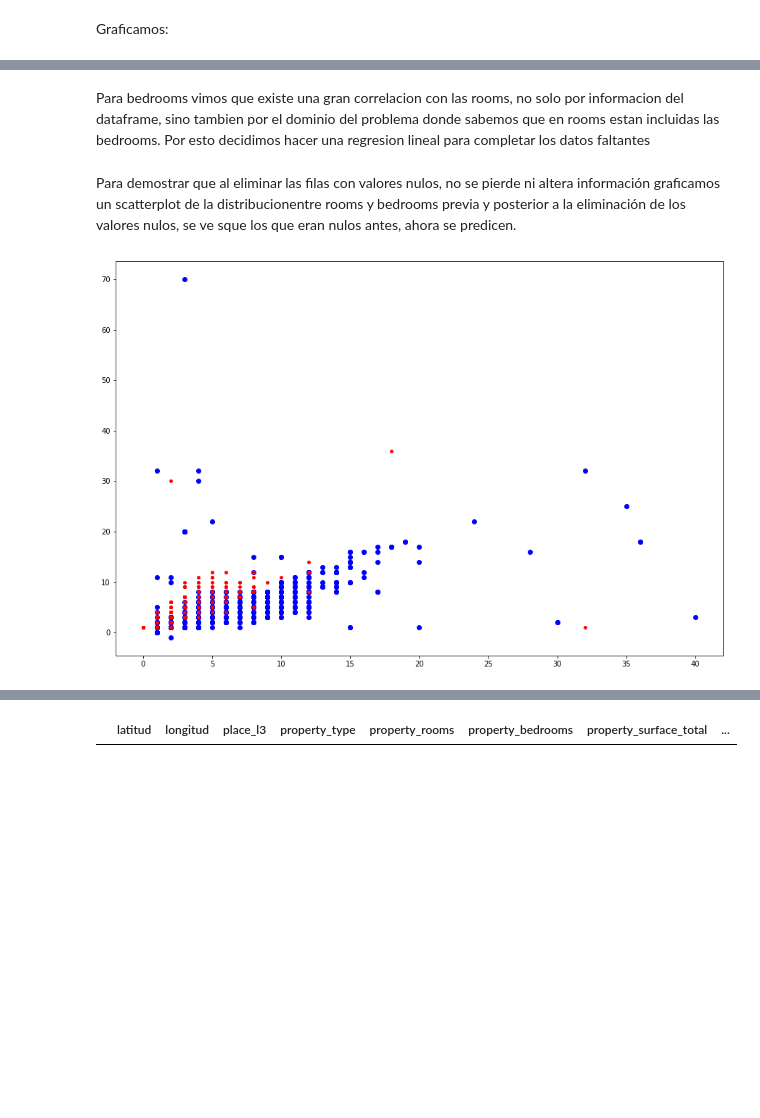
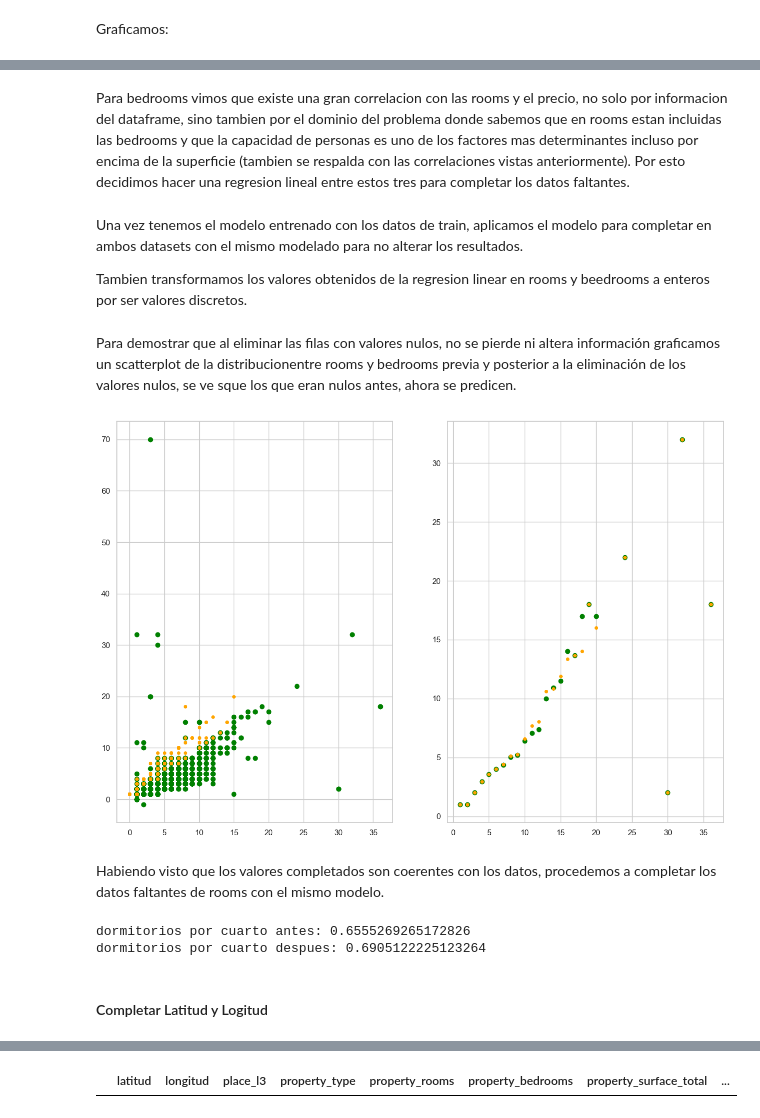
Before and after one commit to franjuarez/7506R-2C2022-GRUPO21, a Jupyter notebook: 7506R_TP1_GRUPO21_ENTREGA.ipynb, the cells around one changed output, grey strips where cells are left out. Drawn from its saved outputs; the diff is of its cells as text; code cells hidden in the pictures; blank space fills up the shorter version.

Commit message:
realizar separacion en test y train

```diff
--- a/7506R_TP1_GRUPO21_ENTREGA.ipynb
+++ b/7506R_TP1_GRUPO21_ENTREGA.ipynb
@@ -321,40 +571,70 @@ ds_propiedades.drop(duplicados_casa.index, inplace=True)
 # %% [markdown]
-Para bedrooms vimos que existe una gran correlacion con las rooms, no solo por informacion del dataframe, sino tambien por el dominio del problema donde sabemos que en rooms estan incluidas las bedrooms. Por esto decidimos hacer una regresion lineal para completar los datos faltantes
+Para bedrooms vimos que existe una gran correlacion con las rooms y el precio, no solo por informacion del dataframe, sino tambien por el dominio del problema donde sabemos que en rooms estan incluidas las bedrooms y que la capacidad de personas es uno de los factores mas determinantes incluso por encima de la superficie (tambien se respalda con las correlaciones vistas anteriormente). Por esto decidimos hacer una regresion lineal entre estos tres para completar los datos faltantes.
 # %%
 from matplotlib.pyplot import plot
 from sklearn.linear_model import LinearRegression
 
-from sklearn.model_selection import train_test_split
-from sklearn.metrics import mean_squared_error, r2_score
 from sklearn.experimental import enable_iterative_imputer
 from sklearn.impute import IterativeImputer
 
-#Hacemos una regresion lineal para predecir los valores nulos de property_bedrooms
-bedrooms_y_rooms_por_depto = ds_propiedades[['property_bedrooms', 'property_rooms', 'property_price']].copy()
+#Hacemos una regresion lineal para predecir los valores nulos de property_bedrooms y property_rooms
+beedrooms_rooms_price_train = ds_propiedades_train[['property_bedrooms', 'property_rooms', 'property_price']].copy()
+beedrooms_rooms_price_test = ds_propiedades_test[['property_bedrooms', 'property_rooms', 'property_price']].copy()
 
 lr = LinearRegression()
 imp = IterativeImputer(estimator=lr, missing_values=np.nan, max_iter=20, verbose=0, random_state=0)
 
-bedrooms_y_rooms_por_depto_completo = imp.fit_transform(bedrooms_y_rooms_por_depto)
-
-bedrooms_y_rooms_por_depto_completo = pd.DataFrame(bedrooms_y_rooms_por_depto_completo, columns=['property_bedrooms', 'property_rooms', 'property_price'])
-
-bedrooms_y_rooms_por_depto_completo['property_rooms'] = bedrooms_y_rooms_por_depto_completo['property_rooms'].astype(int)
-bedrooms_y_rooms_por_depto_completo['property_bedrooms'] = bedrooms_y_rooms_por_depto_completo['property_bedrooms'].astype(int)
+imp = imp.fit(beedrooms_rooms_price_train)
+# %% [markdown]
+Una vez tenemos el modelo entrenado con los datos de train, aplicamos el modelo para completar en ambos datasets con el mismo modelado para no alterar los resultados.
+
+Tambien transformamos los valores obtenidos de la regresion linear en rooms y beedrooms a enteros por ser valores discretos.
+# %%
+beedrooms_rooms_price_train_completo = beedrooms_rooms_price_train.copy()
+beedrooms_rooms_price_train_completo[['property_bedrooms', 'property_rooms', 'property_price']] = imp.transform(beedrooms_rooms_price_train)
+beedrooms_rooms_price_train_completo['property_rooms'] = beedrooms_rooms_price_train_completo['property_rooms'].round(0)
+beedrooms_rooms_price_train_completo['property_bedrooms'] = beedrooms_rooms_price_train_completo['property_bedrooms'].round(0)
+
+beedrooms_rooms_price_test_completo = beedrooms_rooms_price_test.copy()
+beedrooms_rooms_price_test_completo[['property_bedrooms', 'property_rooms', 'property_price']] = imp.transform(beedrooms_rooms_price_test)
+beedrooms_rooms_price_test_completo['property_rooms'] = beedrooms_rooms_price_test_completo['property_rooms'].round(0)
+beedrooms_rooms_price_test_completo['property_bedrooms'] = beedrooms_rooms_price_test_completo['property_bedrooms'].round(0)
 # %% [markdown]
 Para demostrar que al eliminar las filas con valores nulos, no se pierde ni altera información graficamos  un scatterplot de la distribucionentre rooms y bedrooms previa y posterior a la eliminación de los valores nulos, se ve sque los que eran nulos antes, ahora se predicen.
 # %%
-plt.figure(figsize=(15, 10))
-plt.scatter(x=bedrooms_y_rooms_por_depto_completo['property_rooms'], y=bedrooms_y_rooms_por_depto_completo['property_bedrooms'], color='blue')
-# t.scatter(x=bedrooms_y_rooms_por_depto['property_rooms'], y=bedrooms_y_rooms_por_depto['property_bedrooms'], color="blue", s=5.0)
+fig, axs = plt.subplots(1, 2, figsize=(15, 10))
+
+axs[0].scatter(x=beedrooms_rooms_price_train_completo['property_rooms'], y=beedrooms_rooms_price_train_completo['property_bedrooms'], color='green')
 
 #PONER LEYENDASSSSSSSS
 
-filas_datos_faltantes = bedrooms_y_rooms_por_depto[bedrooms_y_rooms_por_depto.isnull().any(axis=1)]
-datos_agregados = filas_datos_faltantes.merge(bedrooms_y_rooms_por_depto_completo, how='inner', left_index=True, right_index=True)[['property_bedrooms_y', 'property_rooms_y']]
+filas_datos_faltantes = beedrooms_rooms_price_train[beedrooms_rooms_price_train.isnull().any(axis=1)]
+datos_agregados = filas_datos_faltantes.merge(beedrooms_rooms_price_train_completo, how='inner', left_index=True, right_index=True)[['property_bedrooms_y', 'property_rooms_y']]
 
-plt.scatter(x=datos_agregados['property_bedrooms_y'], y=datos_agregados['property_rooms_y'], color='red', s=15)
+axs[0].scatter(x=datos_agregados['property_bedrooms_y'], y=datos_agregados['property_rooms_y'], color='orange', s=15)
+
+relacion_bedrooms_rooms = beedrooms_rooms_price_train[['property_bedrooms', 'property_rooms']].copy()
+relacion_bedrooms_rooms = relacion_bedrooms_rooms.groupby('property_rooms').mean().reset_index()
+axs[1].scatter(x=relacion_bedrooms_rooms['property_rooms'], y=relacion_bedrooms_rooms['property_bedrooms'], color='green')
+
+relacion_bedrooms_rooms_completo = beedrooms_rooms_price_train_completo[['property_bedrooms', 'property_rooms']].copy()
+relacion_bedrooms_rooms_completo = relacion_bedrooms_rooms_completo.groupby('property_rooms').mean().reset_index()
+axs[1].scatter(x=relacion_bedrooms_rooms_completo['property_rooms'], y=relacion_bedrooms_rooms_completo['property_bedrooms'], color='orange', s=15)
 
 plt.show()
 # %% [output]
-[figure, old version]
+[figure, new version]
+# %% [markdown]
+Habiendo visto que los valores completados son coerentes con los datos, procedemos a completar los datos faltantes de rooms con el mismo modelo.
+# %%
+a = (ds_propiedades_train['property_bedrooms'] / ds_propiedades_train['property_rooms']).mean()
+print(f'dormitorios por cuarto antes: {a}')
+
+ds_propiedades_train[['property_bedrooms', 'property_rooms']] = beedrooms_rooms_price_train_completo[['property_bedrooms', 'property_rooms']]
+ds_propiedades_test[['property_bedrooms', 'property_rooms']] = beedrooms_rooms_price_test_completo[['property_bedrooms', 'property_rooms']]
+
+a = (ds_propiedades_train['property_bedrooms'] / ds_propiedades_train['property_rooms']).mean()
+print(f'dormitorios por cuarto despues: {a}')
+# %% [output]
+dormitorios por cuarto antes: 0.6555269265172826
+dormitorios por cuarto despues: 0.6905122225123264
@@ -360,0 +645,2 @@ plt.show()
+# %% [markdown]
+<h4>Completar Latitud y Logitud</h4>
```
Also changed, not shown: parts of 82 cells of this notebook.
